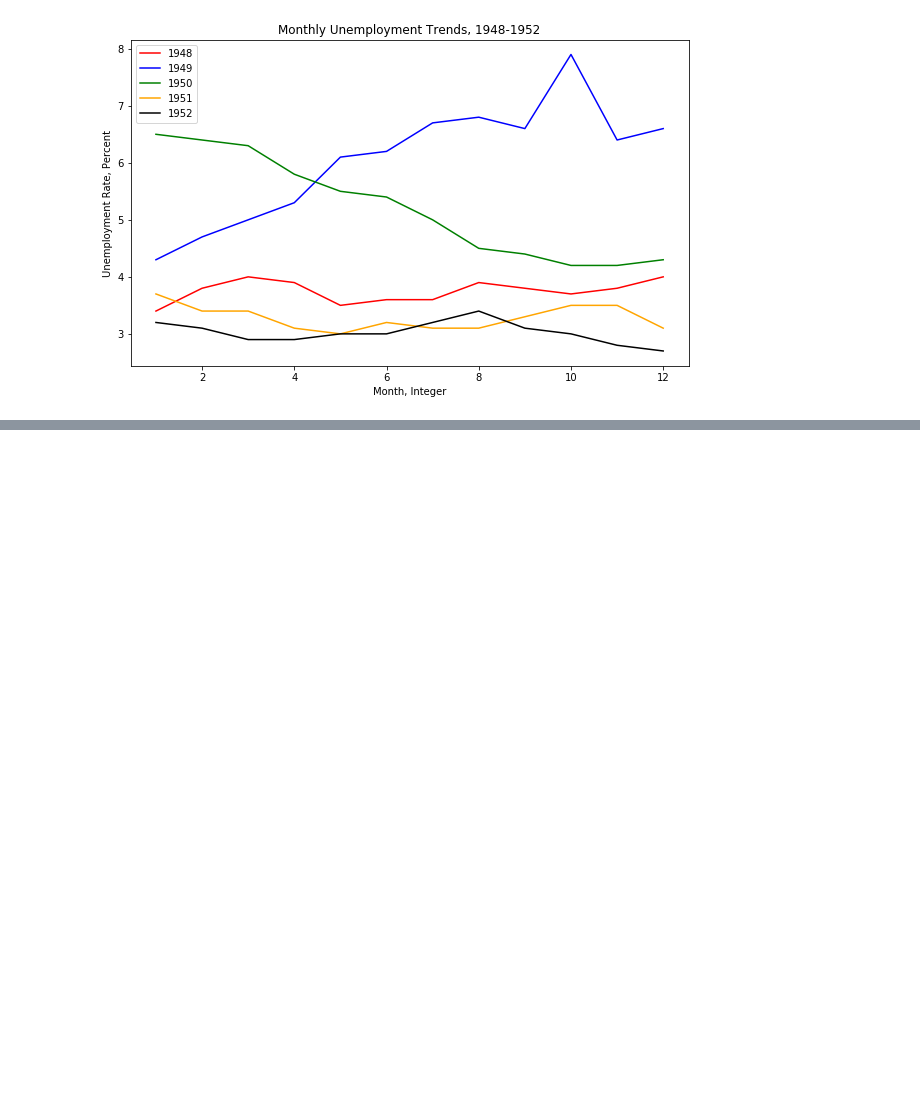
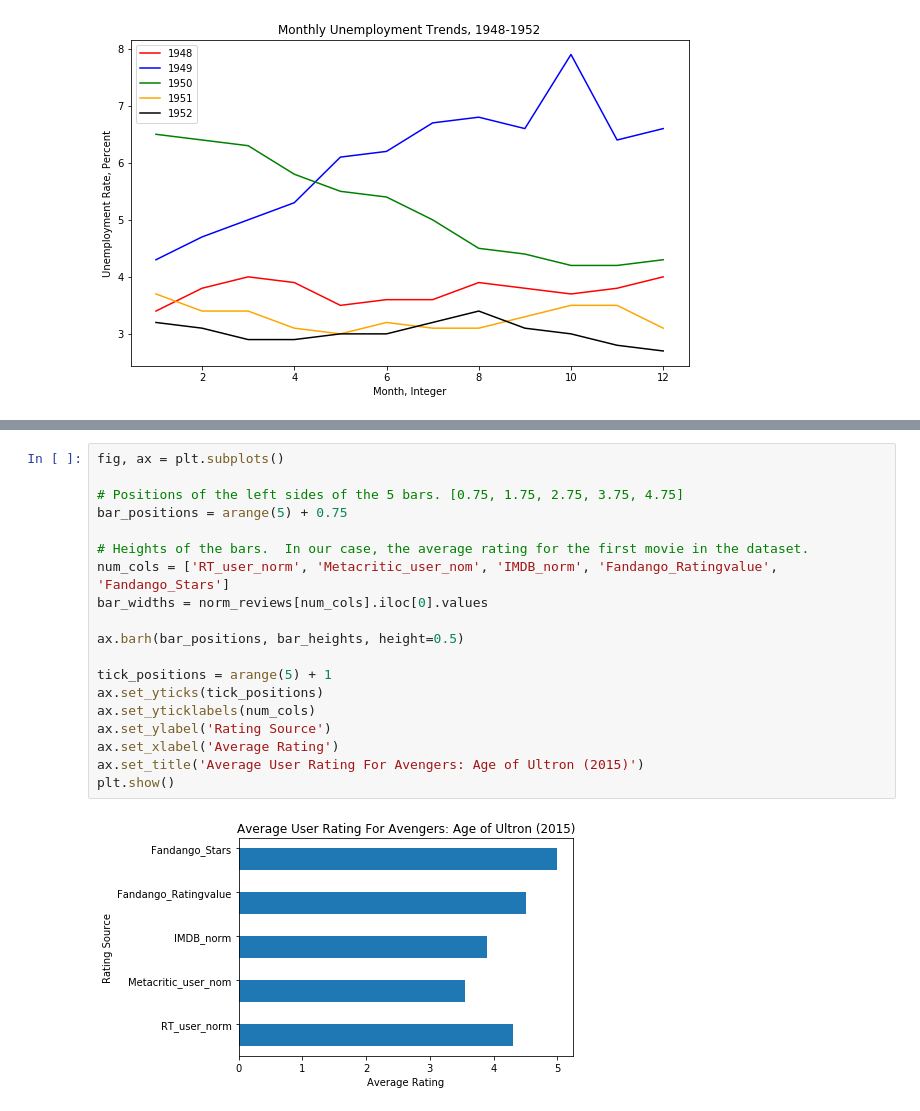
Before and after one commit to ruanhao/basset, a Jupyter notebook: python3/pandas/data_visulization.ipynb, the cells around one changed output, grey strips where cells are left out. Saved outputs shown, nothing was run; the diff lists cells and outputs as text; blank space fills up the shorter version.

```diff
--- a/python3/pandas/data_visulization.ipynb
+++ b/python3/pandas/data_visulization.ipynb
@@ -97,0 +134,21 @@ plt.show()
+# %%
+fig, ax = plt.subplots()
+
+# Positions of the left sides of the 5 bars. [0.75, 1.75, 2.75, 3.75, 4.75]
+bar_positions = arange(5) + 0.75
+
+# Heights of the bars.  In our case, the average rating for the first movie in the dataset.
+num_cols = ['RT_user_norm', 'Metacritic_user_nom', 'IMDB_norm', 'Fandango_Ratingvalue', 'Fandango_Stars']
+bar_widths = norm_reviews[num_cols].iloc[0].values
+
+ax.barh(bar_positions, bar_heights, height=0.5)
+
+tick_positions = arange(5) + 1
+ax.set_yticks(tick_positions)
+ax.set_yticklabels(num_cols)
+ax.set_ylabel('Rating Source')
+ax.set_xlabel('Average Rating')
+ax.set_title('Average User Rating For Avengers: Age of Ultron (2015)')
+plt.show()
+# %% [output]
+[figure, added]
```
Also changed, not shown: parts of 9 cells of this notebook, 2 other files.
